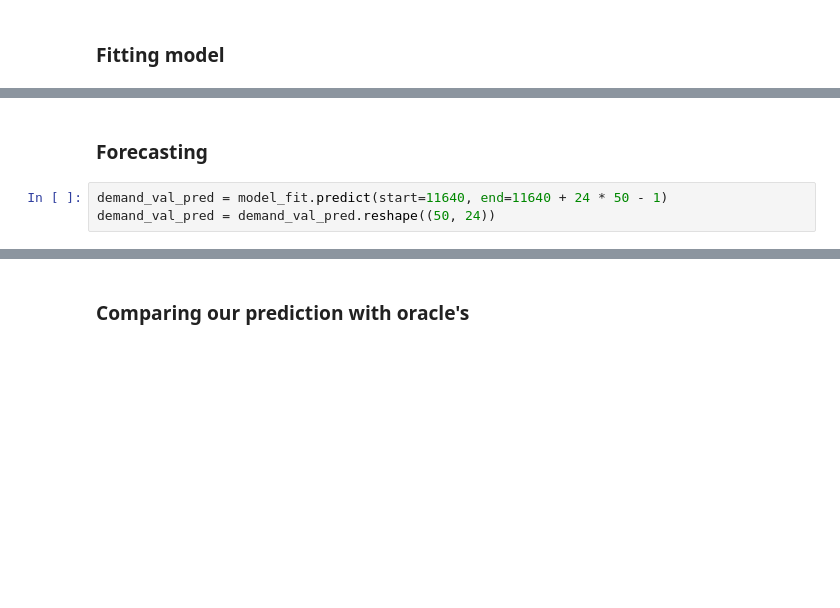
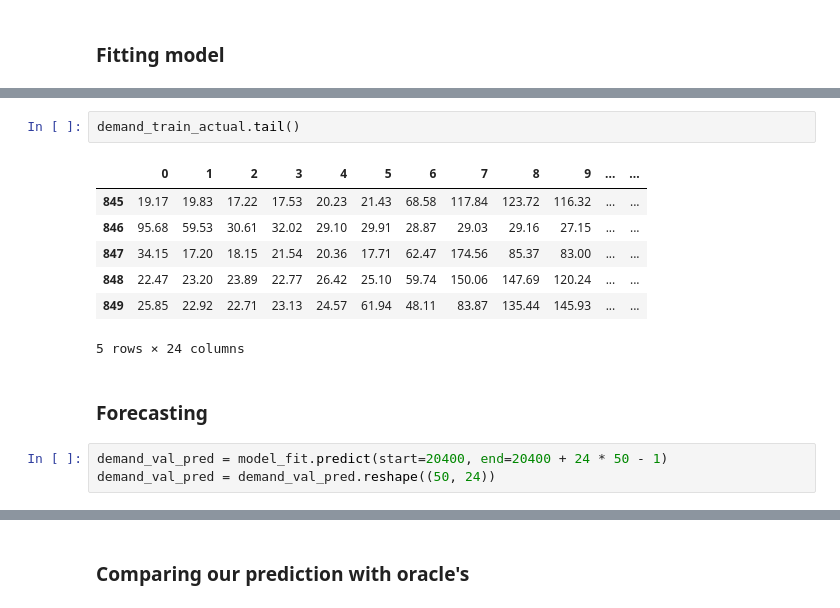
Before and after one commit to abhishek0318/Optimal-Bidding, a Jupyter notebook: Prediction.ipynb, the cells around one changed output, grey strips where cells are left out. Cells and saved outputs as stored; diff of their text form; blank space fills up the shorter version.

```diff
--- a/Prediction.ipynb
+++ b/Prediction.ipynb
@@ -62,8 +72,18 @@ MA.2            0.4844           +1.8067j            1.8705            0.2083
 MA.3           -2.1316           -1.1790j            2.4359           -0.4196
 MA.4           -2.1316           +1.1790j            2.4359            0.4196
 -----------------------------------------------------------------------------
+# %%
+demand_train_actual.tail()
+# %% [output]
+|  | 0 | 1 | 2 | 3 | 4 | 5 | 6 | 7 | 8 | 9 | ... | ... |
+| 845 | 19.17 | 19.83 | 17.22 | 17.53 | 20.23 | 21.43 | 68.58 | 117.84 | 123.72 | 116.32 | ... | ... |
+| 846 | 95.68 | 59.53 | 30.61 | 32.02 | 29.10 | 29.91 | 28.87 | 29.03 | 29.16 | 27.15 | ... | ... |
+| 847 | 34.15 | 17.20 | 18.15 | 21.54 | 20.36 | 17.71 | 62.47 | 174.56 | 85.37 | 83.00 | ... | ... |
+| 848 | 22.47 | 23.20 | 23.89 | 22.77 | 26.42 | 25.10 | 59.74 | 150.06 | 147.69 | 120.24 | ... | ... |
+| 849 | 25.85 | 22.92 | 22.71 | 23.13 | 24.57 | 61.94 | 48.11 | 83.87 | 135.44 | 145.93 | ... | ... |
+5 rows × 24 columns
 # %% [markdown]
 ### Forecasting
 # %%
-demand_val_pred = model_fit.predict(start=11640, end=11640 + 24 * 50 - 1)
+demand_val_pred = model_fit.predict(start=20400, end=20400 + 24 * 50 - 1)
 demand_val_pred = demand_val_pred.reshape((50, 24))
```
Also changed, not shown: parts of 18 cells of this notebook.
